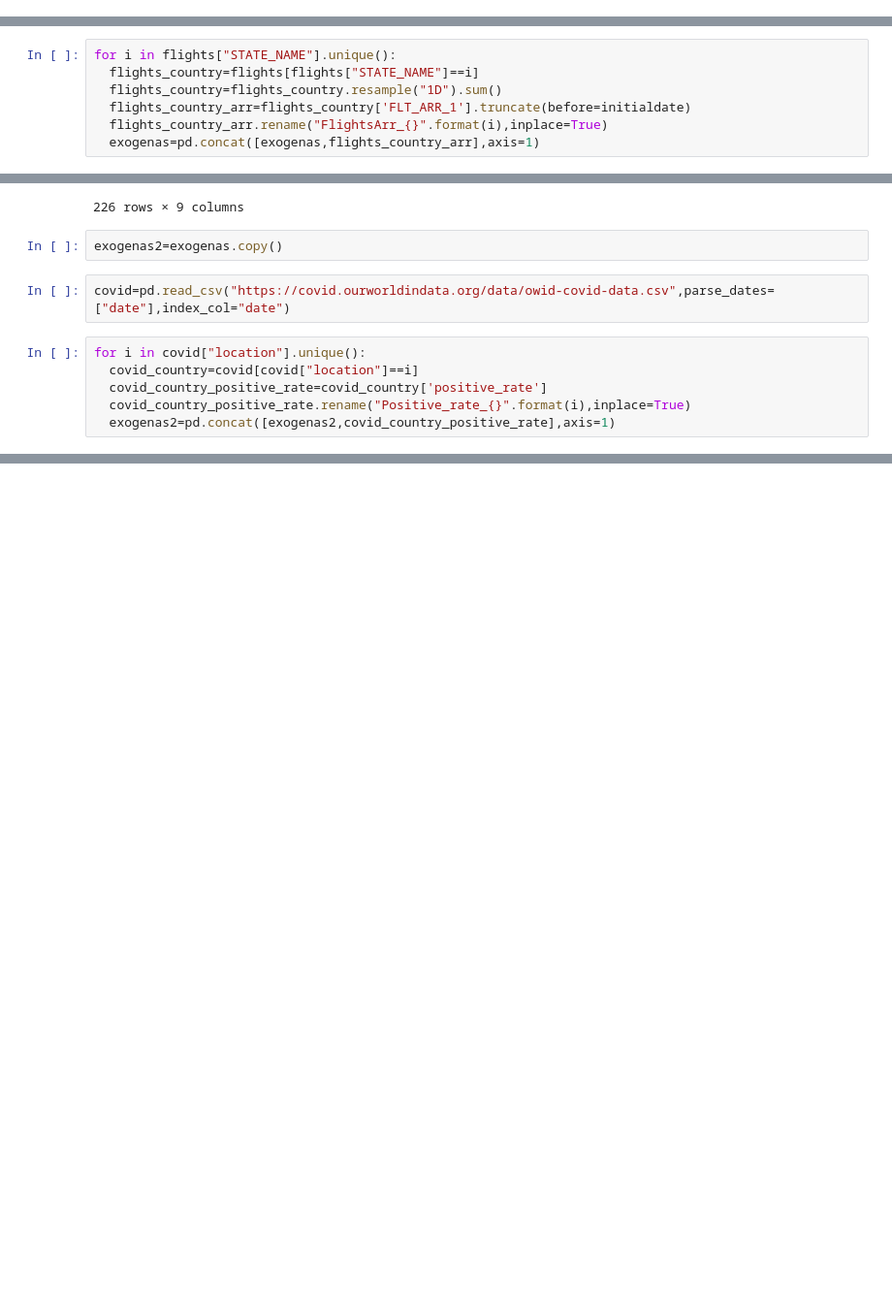
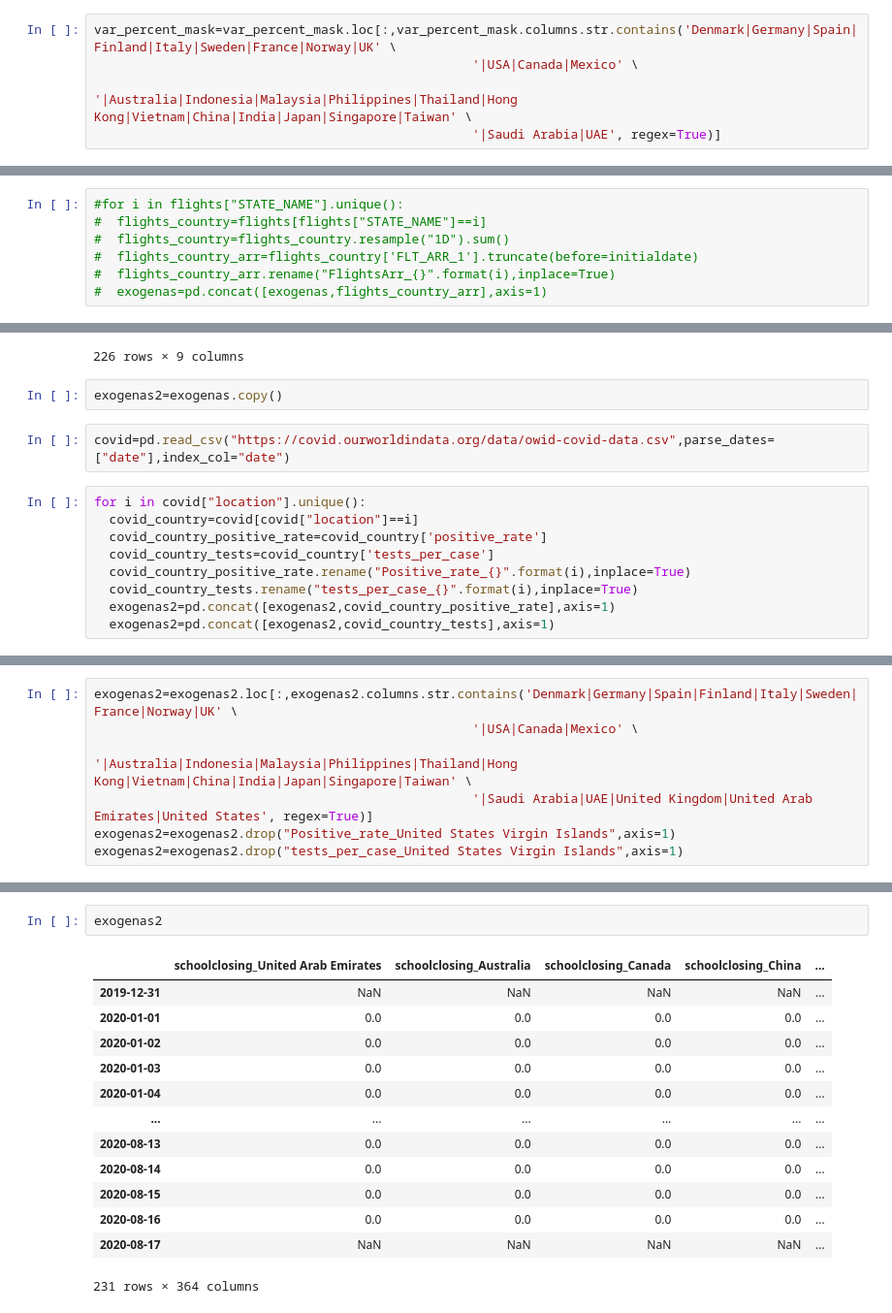
Before and after one commit to martaarozarena/KSchool-Master-Final-Project, a Jupyter notebook: exog_varaibles.ipynb, the cells around one changed output, grey strips where cells are left out. Shown at 97% size. Cells and saved outputs as stored; diff of their text form; blank space fills up the shorter version.

Commit message:
covid tests and rate added

```diff
--- a/exog_varaibles.ipynb
+++ b/exog_varaibles.ipynb
@@ -48,6 +65,11 @@ var_percent_mask = pd.read_csv(path2,sep=";")
 var_percent_mask.DateTime=pd.to_datetime(var_percent_mask.DateTime)
 var_percent_mask.index=var_percent_mask.DateTime
 var_percent_mask.drop("DateTime",axis=1,inplace=True)
+# %%
+var_percent_mask=var_percent_mask.loc[:,var_percent_mask.columns.str.contains('Denmark|Germany|Spain|Finland|Italy|Sweden|France|Norway|UK' \
+                                                  '|USA|Canada|Mexico' \
+                                                  '|Australia|Indonesia|Malaysia|Philippines|Thailand|Hong Kong|Vietnam|China|India|Japan|Singapore|Taiwan' \
+                                                  '|Saudi Arabia|UAE', regex=True)]
 # %%
 #add the missing dates
 var_percent_mask=var_percent_mask.resample("D").mean()
@@ -83,11 +109,11 @@ array(['Belgium', 'Germany', 'Estonia', 'Finland', 'United Kingdom',
        'Ukraine', 'Morocco', 'Israel', 'Republic of North Macedonia',
        'North Macedonia'], dtype=object)
 # %%
-for i in flights["STATE_NAME"].unique():
-  flights_country=flights[flights["STATE_NAME"]==i]
-  flights_country=flights_country.resample("1D").sum()
-  flights_country_arr=flights_country['FLT_ARR_1'].truncate(before=initialdate)
-  flights_country_arr.rename("FlightsArr_{}".format(i),inplace=True)
-  exogenas=pd.concat([exogenas,flights_country_arr],axis=1)
+#for i in flights["STATE_NAME"].unique():
+#  flights_country=flights[flights["STATE_NAME"]==i]
+#  flights_country=flights_country.resample("1D").sum()
+#  flights_country_arr=flights_country['FLT_ARR_1'].truncate(before=initialdate)
+#  flights_country_arr.rename("FlightsArr_{}".format(i),inplace=True)
+#  exogenas=pd.concat([exogenas,flights_country_arr],axis=1)
 # %%
 #creating the csv file
@@ -116,5 +142,8 @@ covid=pd.read_csv("https://covid.ourworldindata.org/data/owid-covid-data.csv",pa
 for i in covid["location"].unique():
   covid_country=covid[covid["location"]==i]
   covid_country_positive_rate=covid_country['positive_rate']
+  covid_country_tests=covid_country['tests_per_case']
   covid_country_positive_rate.rename("Positive_rate_{}".format(i),inplace=True)
+  covid_country_tests.rename("tests_per_case_{}".format(i),inplace=True)
   exogenas2=pd.concat([exogenas2,covid_country_positive_rate],axis=1)
+  exogenas2=pd.concat([exogenas2,covid_country_tests],axis=1)
@@ -125,0 +150,7 @@ covid[covid.location=="France"].tests_per_case.plot()
+# %%
+exogenas2=exogenas2.loc[:,exogenas2.columns.str.contains('Denmark|Germany|Spain|Finland|Italy|Sweden|France|Norway|UK' \
+                                                  '|USA|Canada|Mexico' \
+                                                  '|Australia|Indonesia|Malaysia|Philippines|Thailand|Hong Kong|Vietnam|China|India|Japan|Singapore|Taiwan' \
+                                                  '|Saudi Arabia|UAE|United Kingdom|United Arab Emirates|United States', regex=True)]
+exogenas2=exogenas2.drop("Positive_rate_United States Virgin Islands",axis=1)
+exogenas2=exogenas2.drop("tests_per_case_United States Virgin Islands",axis=1)
@@ -125,0 +161,16 @@ covid[covid.location=="France"].tests_per_case.plot()
+# %%
+exogenas2
+# %% [output]
+|  | schoolclosing_United Arab Emirates | schoolclosing_Australia | schoolclosing_Canada | schoolclosing_China | ... |
+| 2019-12-31 | NaN | NaN | NaN | NaN | ... |
+| 2020-01-01 | 0.0 | 0.0 | 0.0 | 0.0 | ... |
+| 2020-01-02 | 0.0 | 0.0 | 0.0 | 0.0 | ... |
+| 2020-01-03 | 0.0 | 0.0 | 0.0 | 0.0 | ... |
+| 2020-01-04 | 0.0 | 0.0 | 0.0 | 0.0 | ... |
+| ... | ... | ... | ... | ... | ... |
+| 2020-08-13 | 0.0 | 0.0 | 0.0 | 0.0 | ... |
+| 2020-08-14 | 0.0 | 0.0 | 0.0 | 0.0 | ... |
+| 2020-08-15 | 0.0 | 0.0 | 0.0 | 0.0 | ... |
+| 2020-08-16 | 0.0 | 0.0 | 0.0 | 0.0 | ... |
+| 2020-08-17 | NaN | NaN | NaN | NaN | ... |
+231 rows × 364 columns
```
Also changed, not shown: parts of 11 cells of this notebook.
